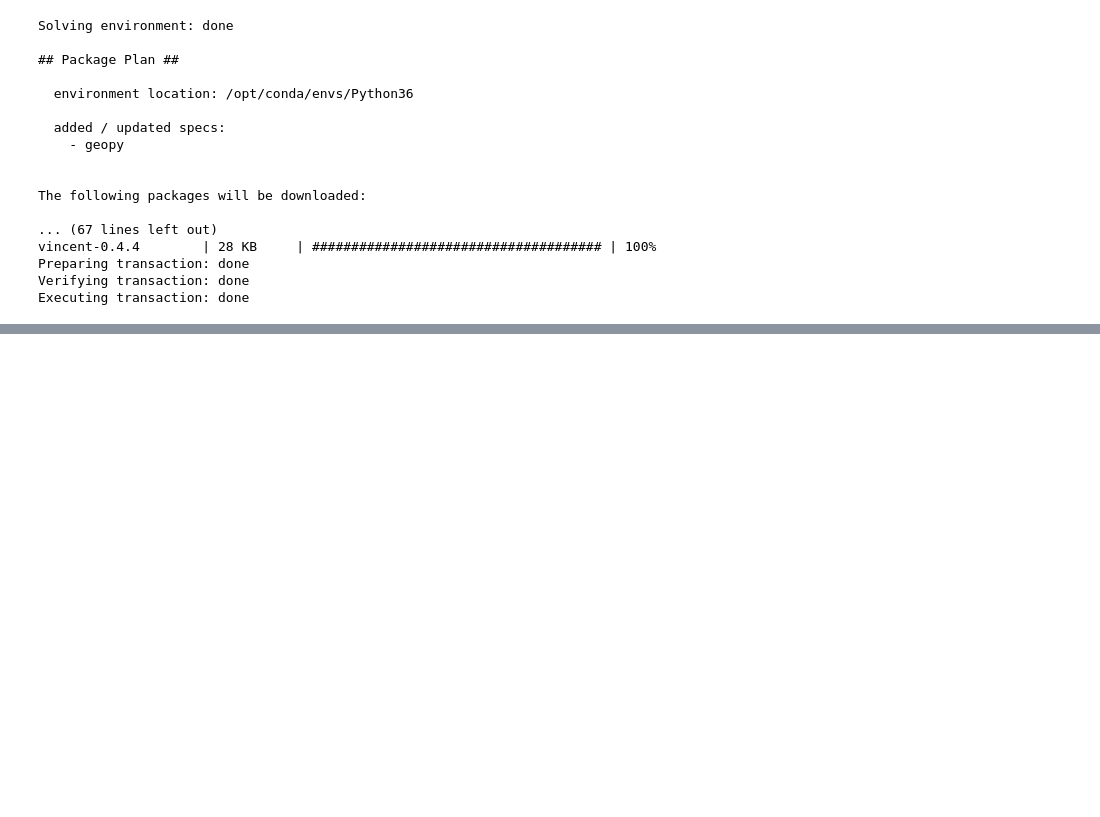
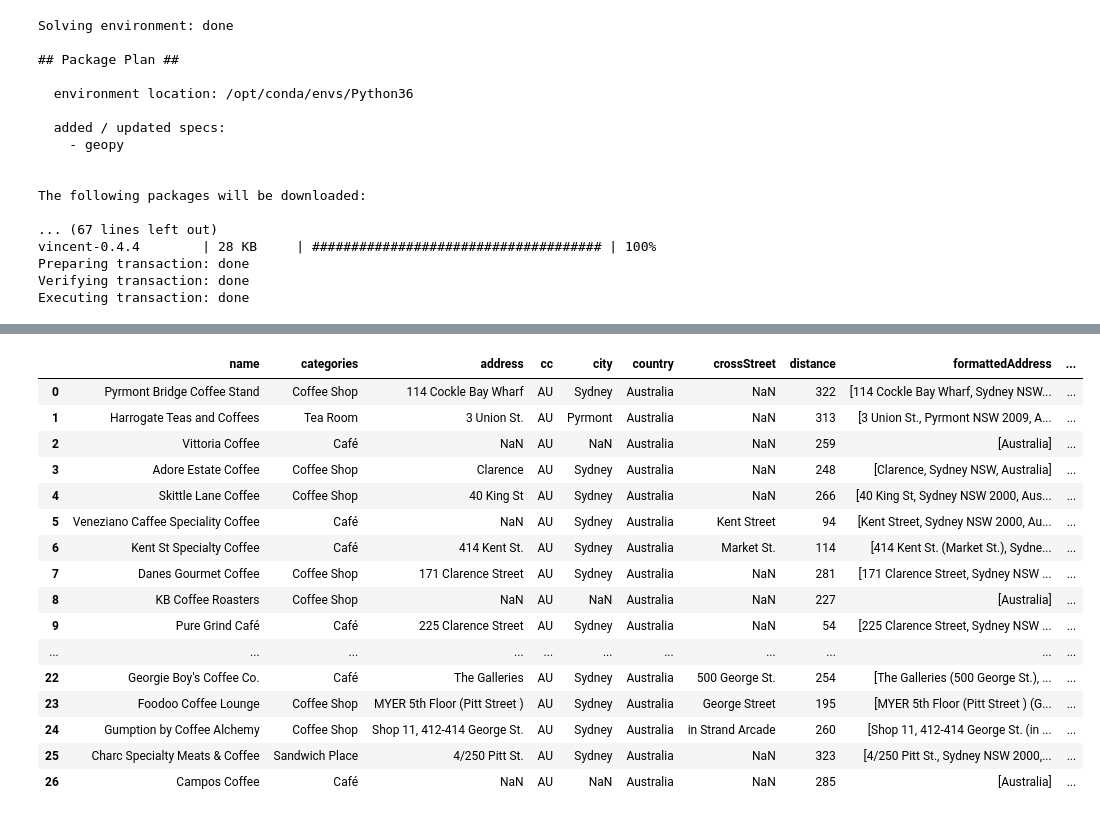
Before and after one commit to larrymanloklai/IBM-Data-Science-Prof-Cert, a Jupyter notebook: Capstone project notebook (final).ipynb, the cells around one changed output, grey strips where cells are left out. Saved outputs shown, nothing was run; the diff lists cells and outputs as text; code cells hidden in the pictures; blank space fills up the shorter version.

```diff
--- a/Capstone project notebook (final).ipynb
+++ b/Capstone project notebook (final).ipynb
@@ -187,0 +265,5 @@ coffee_map
+# %%
+# sort data frame as per latitude
+df_filtered = df_filtered.sort_values(by = 'lat')
+df_filtered = df_filtered.reset_index(drop=True)
+df_filtered.head()
@@ -187,0 +277,25 @@ coffee_map
+# %%
+df_filtered.drop(df_filtered.index[[0,1,2]], inplace = True)
+# %%
+# sort data frame as per latitude
+df_filtered = df_filtered.sort_values(by = 'lng')
+df_filtered = df_filtered.reset_index(drop=True)
+df_filtered.head(30)
+# %% [output]
+|  | name | categories | address | cc | city | country | crossStreet | distance | formattedAddress | ... |
+| 0 | Pyrmont Bridge Coffee Stand | Coffee Shop | 114 Cockle Bay Wharf | AU | Sydney | Australia | NaN | 322 | [114 Cockle Bay Wharf, Sydney NSW... | ... |
+| 1 | Harrogate Teas and Coffees | Tea Room | 3 Union St. | AU | Pyrmont | Australia | NaN | 313 | [3 Union St., Pyrmont NSW 2009, A... | ... |
+| 2 | Vittoria Coffee | Café | NaN | AU | NaN | Australia | NaN | 259 | [Australia] | ... |
+| 3 | Adore Estate Coffee | Coffee Shop | Clarence | AU | Sydney | Australia | NaN | 248 | [Clarence, Sydney NSW, Australia] | ... |
+| 4 | Skittle Lane Coffee | Coffee Shop | 40 King St | AU | Sydney | Australia | NaN | 266 | [40 King St, Sydney NSW 2000, Aus... | ... |
+| 5 | Veneziano Caffee Speciality Coffee | Café | NaN | AU | Sydney | Australia | Kent Street | 94 | [Kent Street, Sydney NSW 2000, Au... | ... |
+| 6 | Kent St Specialty Coffee | Café | 414 Kent St. | AU | Sydney | Australia | Market St. | 114 | [414 Kent St. (Market St.), Sydne... | ... |
+| 7 | Danes Gourmet Coffee | Coffee Shop | 171 Clarence Street | AU | Sydney | Australia | NaN | 281 | [171 Clarence Street, Sydney NSW ... | ... |
+| 8 | KB Coffee Roasters | Coffee Shop | NaN | AU | NaN | Australia | NaN | 227 | [Australia] | ... |
+| 9 | Pure Grind Café | Café | 225 Clarence Street | AU | Sydney | Australia | NaN | 54 | [225 Clarence Street, Sydney NSW ... | ... |
+| ... | ... | ... | ... | ... | ... | ... | ... | ... | ... | ... |
+| 22 | Georgie Boy's Coffee Co. | Café | The Galleries | AU | Sydney | Australia | 500 George St. | 254 | [The Galleries (500 George St.), ... | ... |
+| 23 | Foodoo Coffee Lounge | Coffee Shop | MYER 5th Floor (Pitt Street ) | AU | Sydney | Australia | George Street | 195 | [MYER 5th Floor (Pitt Street ) (G... | ... |
+| 24 | Gumption by Coffee Alchemy | Coffee Shop | Shop 11, 412-414 George St. | AU | Sydney | Australia | in Strand Arcade | 260 | [Shop 11, 412-414 George St. (in ... | ... |
+| 25 | Charc Specialty Meats & Coffee | Sandwich Place | 4/250 Pitt St. | AU | Sydney | Australia | NaN | 323 | [4/250 Pitt St., Sydney NSW 2000,... | ... |
+| 26 | Campos Coffee | Café | NaN | AU | NaN | Australia | NaN | 285 | [Australia] | ... |
```
Also changed, not shown: parts of 27 cells of this notebook.
